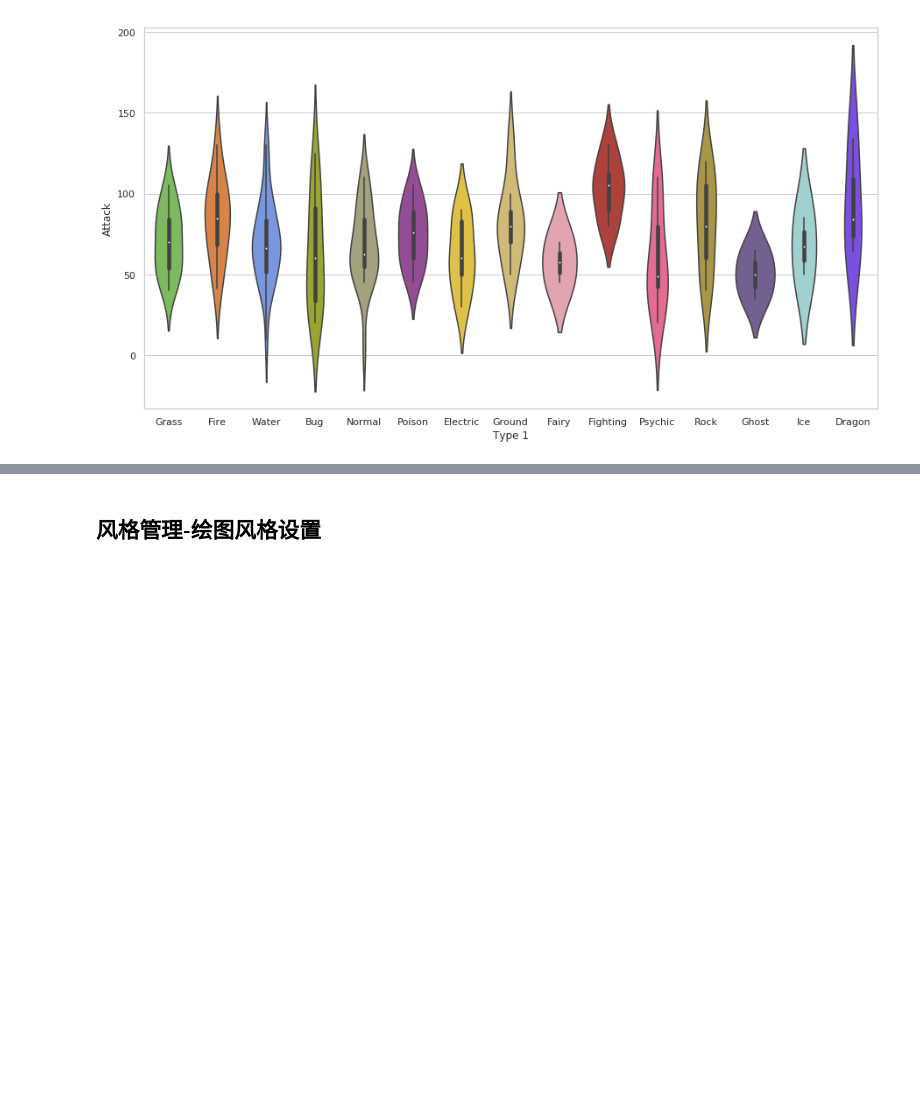
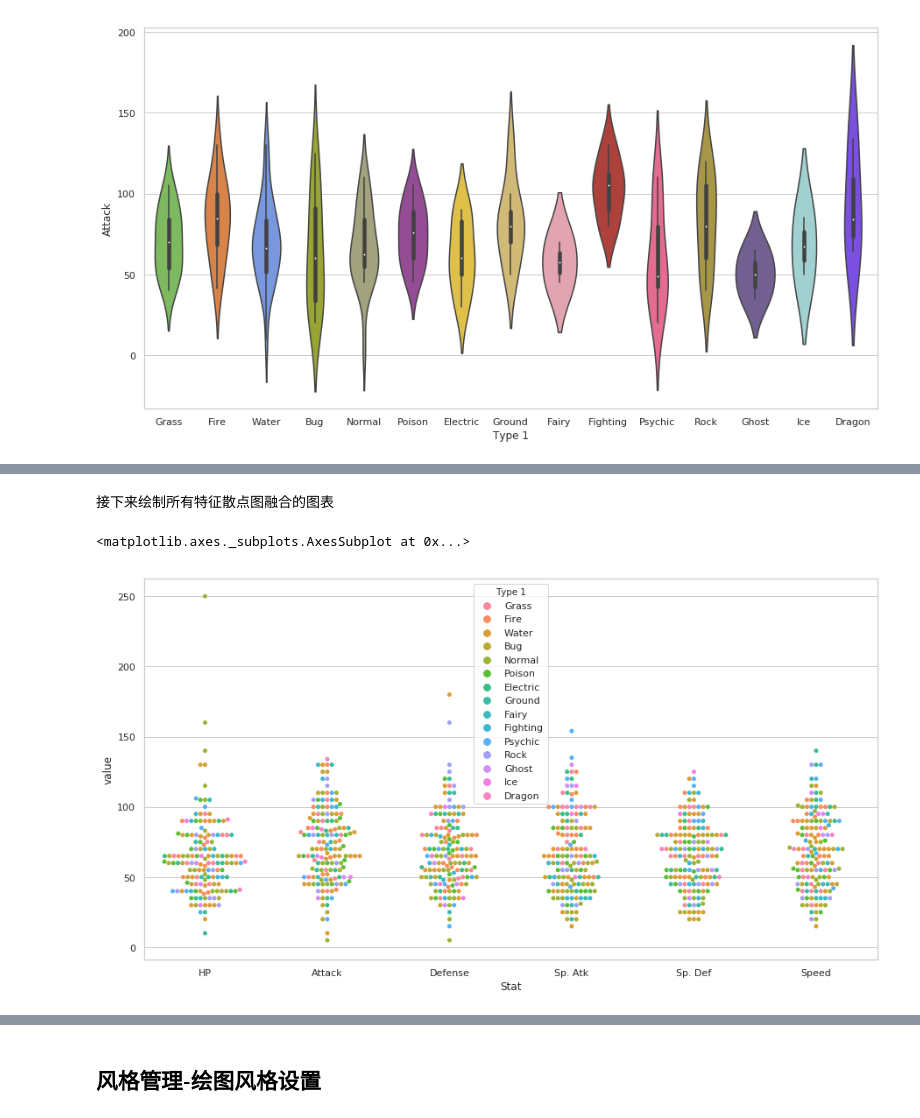
Before and after one commit to HarleysZhang/data_analysis_notes, a Jupyter notebook: seaborn_learn.ipynb, the cells around one changed output, grey strips where cells are left out. Drawn from its saved outputs; the diff is of its cells as text; code cells hidden in the pictures; blank space fills up the shorter version.

```diff
--- a/seaborn_learn.ipynb
+++ b/seaborn_learn.ipynb
@@ -114,9 +136,9 @@ Drop specified labels from rows or columns.
 # df.drop
 # Remove rows or columns by specifying label names and corresponding axis,
 # or by specifying directly index or column names
-status_df = df.drop(['Total', 'Stage', 'Legendary'], axis=1)
-# status_df = df.drop([1, 2], axis=0)
-sns.boxplot(data=status_df)
+stats_df = df.drop(['Total', 'Stage', 'Legendary'], axis=1)
+# stats_df = df.drop([1, 2], axis=0)
+sns.boxplot(data=stats_df)
 # %% [output]
 <matplotlib.axes._subplots.AxesSubplot at 0x...>
 [figure]
@@ -191,0 +277,17 @@ sns.violinplot(x='Type 1', y='Attack', data=df,
+# %%
+# Melt DataFrame
+melted_df = pd.melt(stats_df,
+                    id_vars=["Name", "Type 1", "Type 2"], # Variables to keep
+                    var_name="Stat") # Name of melted variable
+melted_df.head()
+
+#  融合前，妙蛙种子只有一行数据，包含了所有特征
+print('Before melting')
+print(stats_df[stats_df['Name'] == 'Bulbasaur'])
+# 我们进行融合，保留Type1/2和Name
+melted_df = pd.melt(stats_df,
+                    id_vars=["Name", "Type 1", "Type 2"],
+                    var_name="Stat")
+print('\n\nAfter melting')
+# 融合后，妙蛙种子有6行数据，分别包含了除了Name,Type1/2以外的特征
+print(melted_df[melted_df['Name'] == 'Bulbasaur'])
@@ -191,0 +328,10 @@ sns.violinplot(x='Type 1', y='Attack', data=df,
+# %% [markdown]
+接下来绘制所有特征散点图融合的图表
+# %%
+import pylab
+pylab.rcParams['figure.figsize'] = (15.0, 8.0) # 设置绘图显示大小
+sns.swarmplot(x='Stat', y='value', data=melted_df,
+              hue='Type 1')
+# %% [output]
+<matplotlib.axes._subplots.AxesSubplot at 0x...>
+[figure, added]
```
Also changed, not shown: parts of 23 cells of this notebook, 2 other files.
